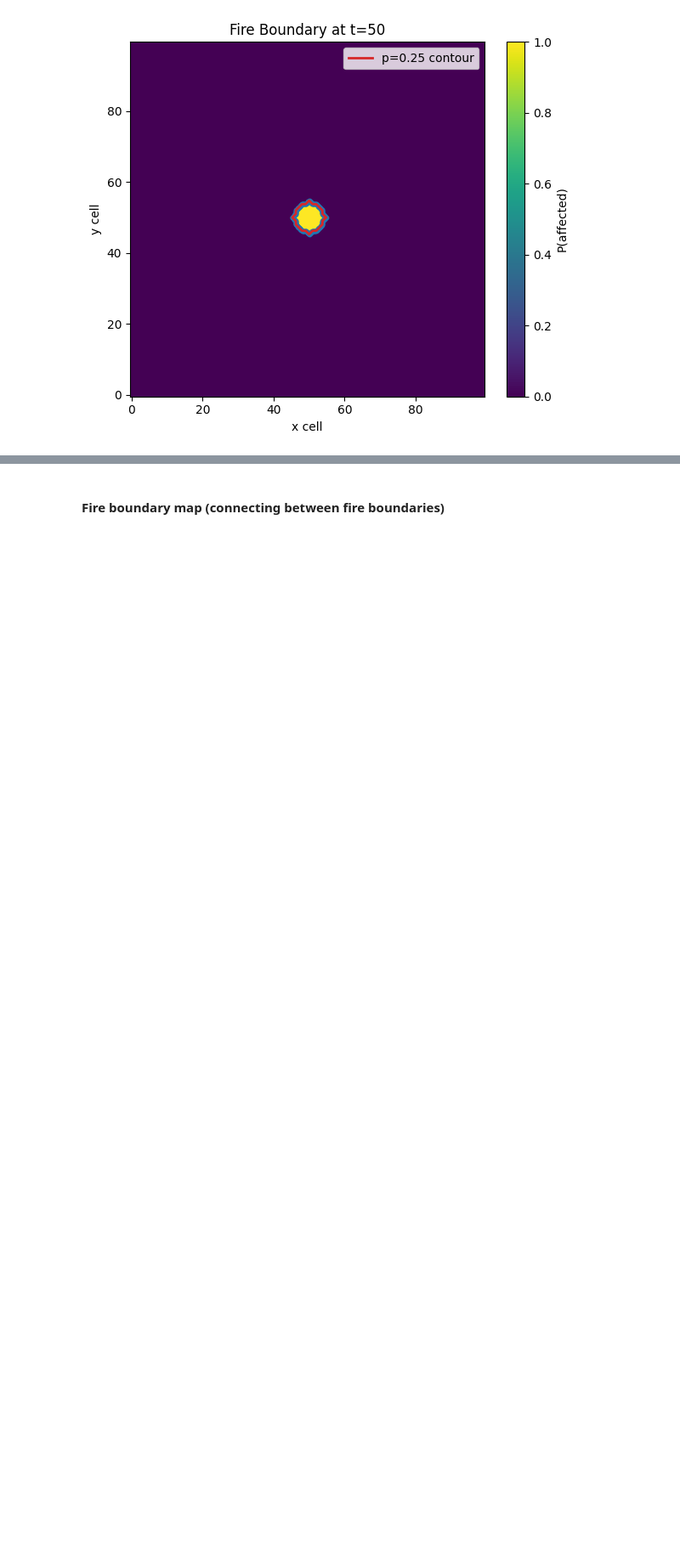
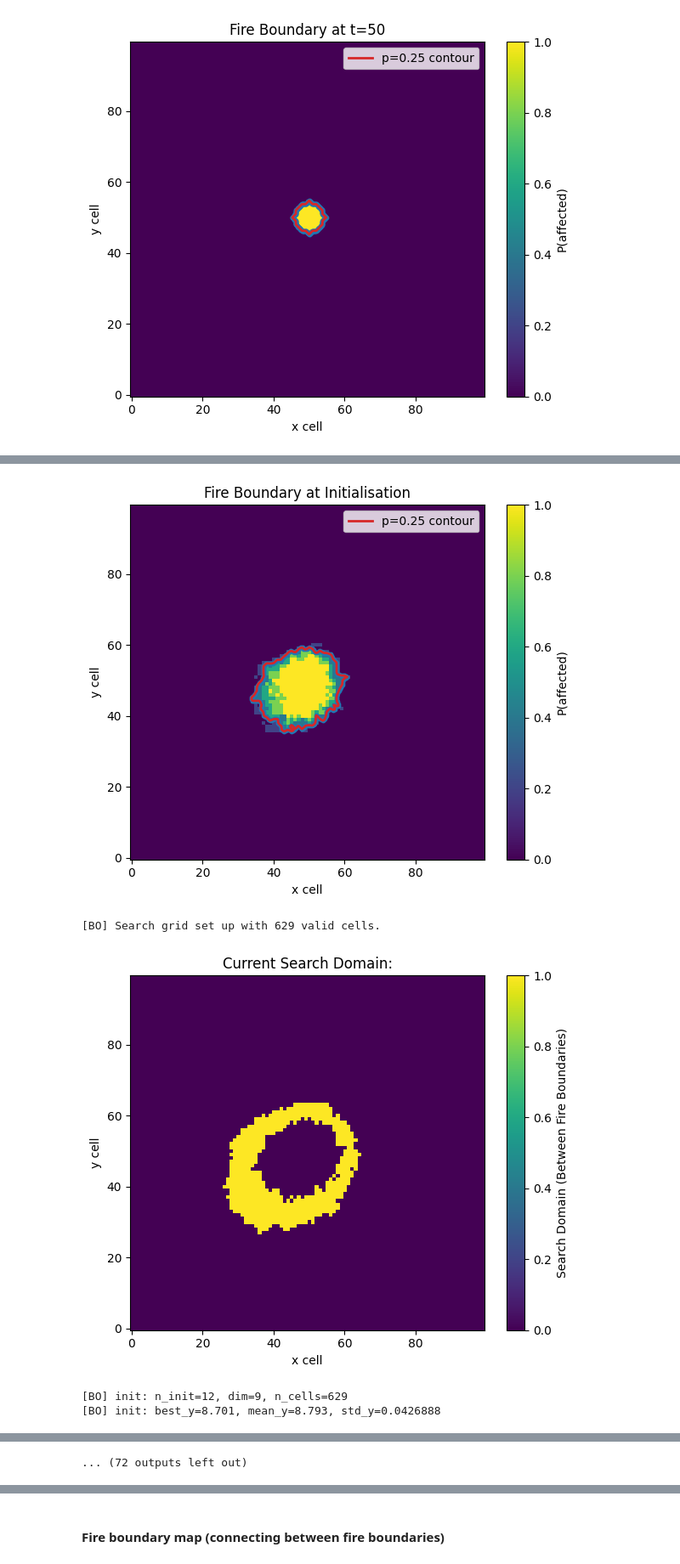
Before and after one commit to joshgreenwa/PyroFinsler, a Jupyter notebook: Updated L48 Fire Model.ipynb, the cells around one changed output, grey strips where cells are left out. Shown at 85% size. Cells and saved outputs as stored; diff of their text form; code cells hidden in the pictures; blank space fills up the shorter version.

Commit message:
Implemented Basic Bayes Opt Training Loop

```diff
--- a/Updated L48 Fire Model.ipynb
+++ b/Updated L48 Fire Model.ipynb
@@ -1232,0 +1457,69 @@ plot_fire_boundary(
+# %%
+# Constant wind: mild south-westerly
+wind=np.zeros((100, 100, 2))
+wind[..., 0] = -3
+wind[..., 1] = -3
+
+default_env = FireEnv(
+    grid_size=(100, 100),
+    domain_km=10.0,
+    fuel=np.ones((100, 100)),
+    value=np.ones((100, 100)),
+    wind=wind,
+    burn_time_s0=300.0,
+    dt_s=1.0,
+    retardant_half_life_s = 500, #small for testing
+    retardant_k = 1.0,          #strong for testing
+)
+
+model = CAFireModel(default_env, seed=123)
+state = model.init_state_batch(n_sims=50, center=(50,50), radius_km=0.4)
+
+init_firestate = model.simulate_from_ignition(
+    T=50, n_sims=5, center=(50, 50), radius_km=0.4,
+    ros_mps=2, wind_coeff=0.6, diag=True
+)
+
+init_boundary = extract_fire_boundary(
+    init_firestate,
+    K=200,
+    p_boundary=0.25,
+    field="affected",
+    anchor="max_x",
+    ccw=True
+)
+
+plot_fire_boundary(
+    init_firestate,
+    init_boundary,
+    field="affected",
+    title="Fire Boundary at Initialisation"
+)
+
+bo = RetardantDropBayesOpt(
+    fire_model=model,
+    init_firestate=init_firestate,
+    evolution_time_s=150.0,
+    n_sims=10,
+    n_drones=3,
+    fire_boundary_probability=0.25,
+)
+
+best_theta, best_params, best_obj, (X, y) = bo.run_bayes_opt(
+    n_init=12,
+    n_iters=80,
+    n_candidates=10000,
+    xi=0.01,
+    K_grid=500,
+    boundary_field="affected",
+    verbose=True,
+)
+
+print("best objective:", best_obj)
+print("best (x,y,phi) per drone:\n", best_params)
+# %% [output]
+[figure, added]
+[BO] Search grid set up with 629 valid cells.
+[figure, added]
+[BO] init: n_init=12, dim=9, n_cells=629
+[BO] init: best_y=8.701, mean_y=8.793, std_y=0.0426888
@@ -1232,0 +1574 @@ plot_fire_boundary(
+... (72 outputs left out)
```
Also changed, not shown: parts of 6 cells of this notebook.
